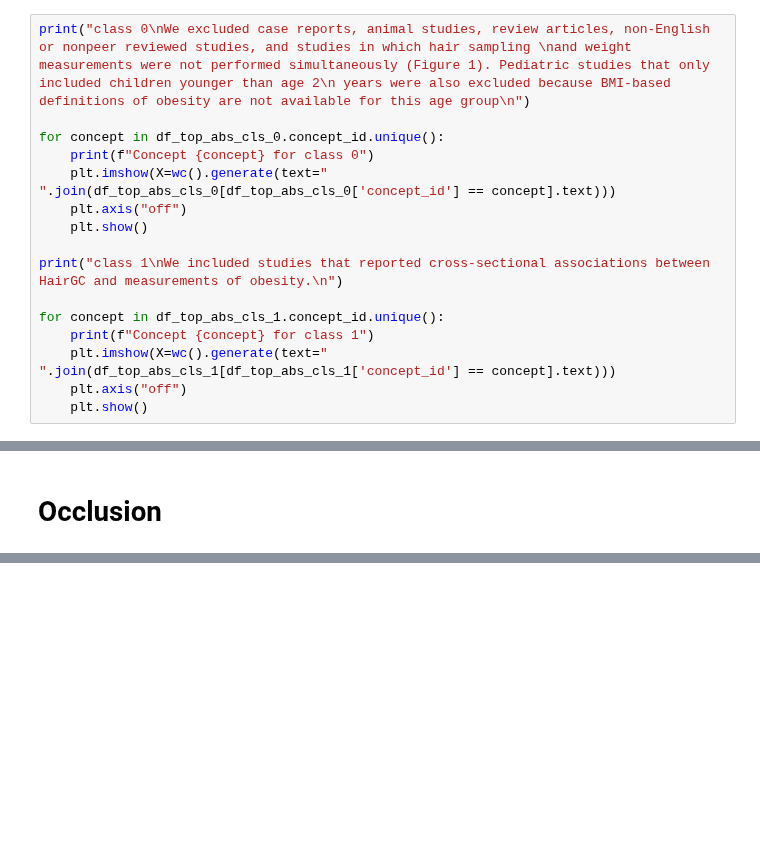
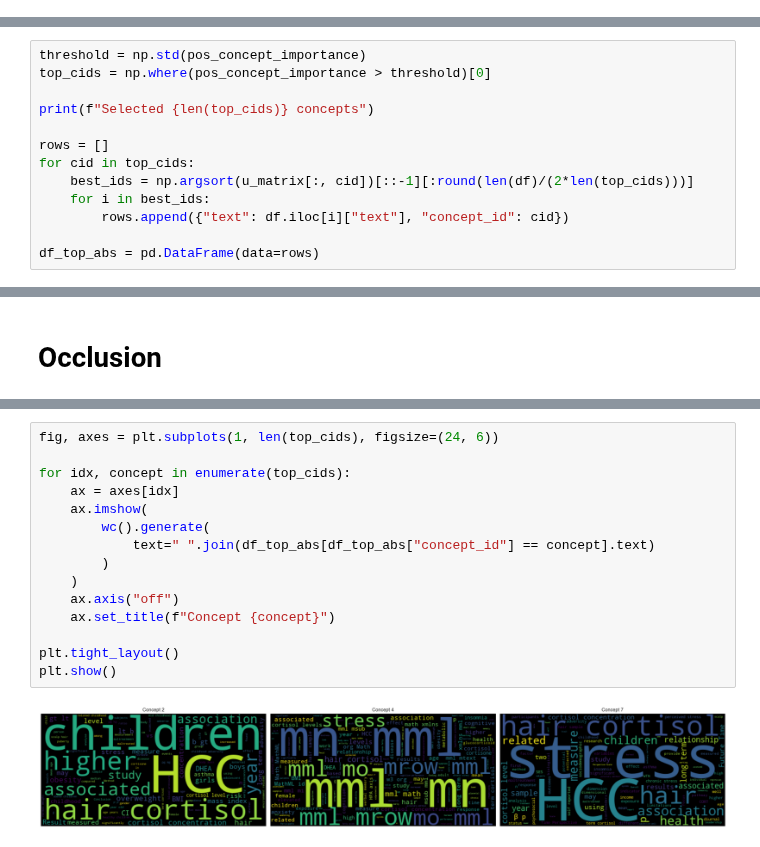
Before and after one commit to jteijema/ASR-XAI, a Jupyter notebook: ASRXAI.ipynb, the cells around one changed output, grey strips where cells are left out. Saved outputs shown, nothing was run; the diff lists cells and outputs as text; blank space fills up the shorter version.

```diff
--- a/ASRXAI.ipynb
+++ b/ASRXAI.ipynb
@@ -264,16 +243,0 @@ Selected 2 concepts for class 1
-# %%
-print("class 0\nWe excluded case reports, animal studies, review articles, non-English or nonpeer reviewed studies, and studies in which hair sampling \nand weight measurements were not performed simultaneously (Figure 1). Pediatric studies that only included children younger than age 2\n years were also excluded because BMI-based definitions of obesity are not available for this age group\n")
-
-for concept in df_top_abs_cls_0.concept_id.unique():
-    print(f"Concept {concept} for class 0")
-    plt.imshow(X=wc().generate(text=" ".join(df_top_abs_cls_0[df_top_abs_cls_0['concept_id'] == concept].text)))
-    plt.axis("off")
-    plt.show()
-
-print("class 1\nWe included studies that reported cross-sectional associations between HairGC and measurements of obesity.\n")
-
-for concept in df_top_abs_cls_1.concept_id.unique():
-    print(f"Concept {concept} for class 1")
-    plt.imshow(X=wc().generate(text=" ".join(df_top_abs_cls_1[df_top_abs_cls_1['concept_id'] == concept].text)))
-    plt.axis("off")
-    plt.show()
@@ -285,0 +248,13 @@ AttributeError: 'DataFrame' object has no attribute 'concept_id'
+# %%
+threshold = np.std(pos_concept_importance)
+top_cids = np.where(pos_concept_importance > threshold)[0]
+
+print(f"Selected {len(top_cids)} concepts")
+
+rows = []
+for cid in top_cids:
+    best_ids = np.argsort(u_matrix[:, cid])[::-1][:round(len(df)/(2*len(top_cids)))]
+    for i in best_ids:
+        rows.append({"text": df.iloc[i]["text"], "concept_id": cid})
+
+df_top_abs = pd.DataFrame(data=rows)
@@ -336,0 +367,17 @@ occlude_concepts(df.iloc[0])
+# %%
+fig, axes = plt.subplots(1, len(top_cids), figsize=(24, 6))
+
+for idx, concept in enumerate(top_cids):
+    ax = axes[idx]
+    ax.imshow(
+        wc().generate(
+            text=" ".join(df_top_abs[df_top_abs["concept_id"] == concept].text)
+        )
+    )
+    ax.axis("off")
+    ax.set_title(f"Concept {concept}")
+
+plt.tight_layout()
+plt.show()
+# %% [output]
+[figure, added]
```
Also changed, not shown: parts of 24 cells of this notebook.
